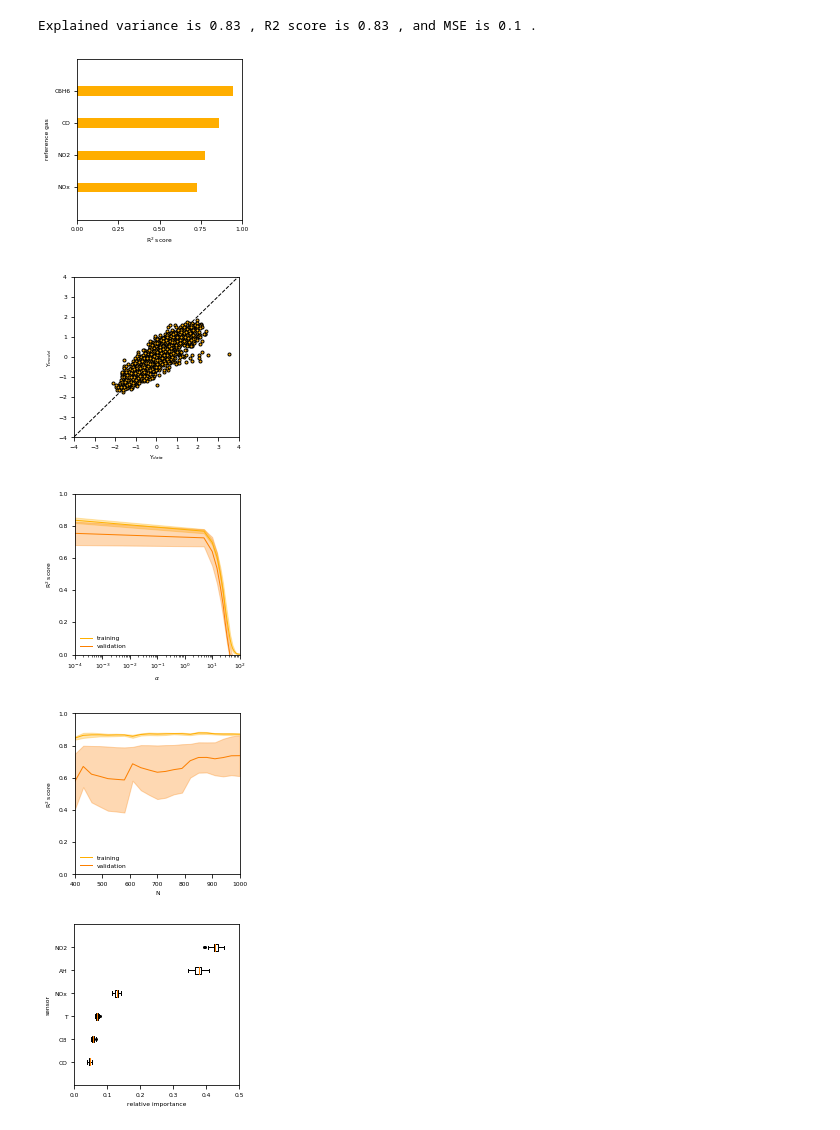
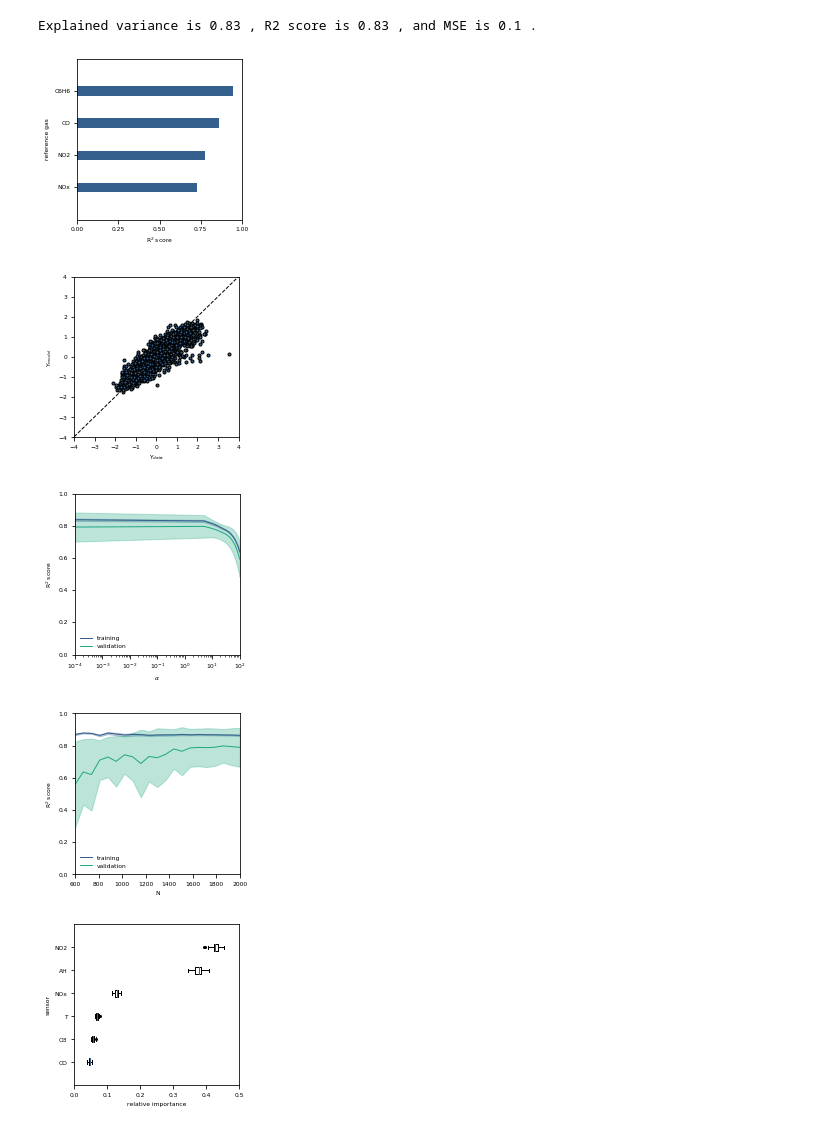
Before and after one commit to gtancev/Chemical-Sensor-Data, a Jupyter notebook: NN_sklearn/main_NN.ipynb, the cells around one changed output. Drawn from its saved outputs; the diff is of its cells as text; code cells hidden in the pictures.

```diff
--- a/NN_sklearn/main_NN.ipynb
+++ b/NN_sklearn/main_NN.ipynb
@@ -155,6 +155,7 @@ print("Training set consists of", X_train.shape[0], "samples. Test set contains"
 Training set consists of 1351 samples. Test set contains 1352 samples.
 # %%
 # Training phase.
+parameters = {"alpha": np.linspace(1e-2, 1e2, 50, dtype="float"), "hidden_layer_sizes": [(5), (10)]} # Define grid.
 clf2 = RandomizedSearchCV(model, parameters, n_iter=100, cv=5, scoring='neg_mean_squared_error', n_jobs=-1, random_state=0) # Run grid search.
 clf2.fit(X_train, Y_train) # Train/optimize regressor.
 model2 = clf2.best_estimator_ # Select best model.
@@ -179,7 +180,7 @@ labels = [item[:-4] for item in Y.columns]
 # Plot the Feature Importances of the Forest.
 fig = plt.figure(figsize=(2.95,2.95))
 fig.tight_layout()
-plt.barh(range(len(r2_)), r2_[r2_.argsort()], color=plt.cm.Wistia(160), ecolor=plt.cm.Wistia(160),
+plt.barh(range(len(r2_)), r2_[r2_.argsort()], color=plt.cm.viridis(0.3), ecolor=plt.cm.viridis(0.3),
          height=0.3, xerr=None, align="center", alpha=1.0)
 plt.yticks(range(len(r2_)), np.array(labels)[r2_.argsort()],rotation=0)
 plt.xticks((0,0.25,0.5,0.75,1.0))
@@ -190,7 +191,7 @@ plt.ylabel("reference gas")
 plt.savefig('./figures/R2',dpi=900,transparent=True,orientation='landscape',bbox_inches='tight')
 plt.show()
 # %% [output]
-[figure, old version]
+[figure, new version]
 # %%
 # Prediction plot.
 fig = plt.figure(figsize=(2.95,2.95))
@@ -201,16 +202,16 @@ ax.set_ylabel(r"Y$_{model}$")
 ax.set_xlim(-4.0, 4.0)
 ax.set_ylim(-4.0, 4.0)
 ax.plot([-10,10],[-10,10], "--k")
-ax.plot(Y_test.values, Y_predict, color=plt.cm.Wistia(160), marker=".", alpha=1.0, mec='k', linestyle="")
+ax.plot(Y_test.values, Y_predict, color=plt.cm.viridis(0.3), marker=".", alpha=1.0, mec='k', linestyle="")
 plt.savefig('./figures/congruency',dpi=900,transparent=True,orientation='landscape',bbox_inches='tight')
 plt.show()
 # %% [output]
-[figure, old version]
+[figure, new version]
 # %%
 # Compute validation curve.
 param_range = np.linspace(1e-4, 1e2, 21, dtype="float")
 train_scores, test_scores = validation_curve(model2, X, Y,
-                                             "alpha", param_range, cv=3,
+                                             "alpha", param_range, cv=10,
                                              scoring="r2", verbose=0, n_jobs=-1)
 
 # Plot validation curve.
@@ -226,43 +227,43 @@ ax.set_xlabel(r"$\alpha$")
 ax.set_ylabel("R$^2$ score")
 ax.set_ylim(0.0, 1.0)
 ax.set_xlim(param_range[0], param_range[-1])
-plt.semilogx(param_range, train_scores_mean, label="training",color=plt.cm.Wistia(155))
-plt.fill_between(param_range, train_scores_mean - train_scores_std,train_scores_mean + train_scores_std, alpha=0.3,color=plt.cm.Wistia(155))
-plt.semilogx(param_range, test_scores_mean, label="validation",color=plt.cm.Wistia(255))
-plt.fill_between(param_range, test_scores_mean - test_scores_std,test_scores_mean + test_scores_std, alpha=0.3,color=plt.cm.Wistia(255))
+plt.semilogx(param_range, train_scores_mean, label="training",color=plt.cm.viridis(0.3))
+plt.fill_between(param_range, train_scores_mean - train_scores_std,train_scores_mean + train_scores_std, alpha=0.3,color=plt.cm.viridis(0.3))
+plt.semilogx(param_range, test_scores_mean, label="validation",color=plt.cm.viridis(0.6))
+plt.fill_between(param_range, test_scores_mean - test_scores_std,test_scores_mean + test_scores_std, alpha=0.3,color=plt.cm.viridis(0.6))
 plt.legend(frameon=False, loc=3)
 plt.savefig('./figures/validation_curve',dpi=900,transparent=True,orientation='landscape',bbox_inches='tight')
 plt.show()
 # %% [output]
-[figure, old version]
+[figure, new version]
 # %%
 # Compute training curve.
 train_sizes, train_scores, test_scores = learning_curve(model2, X, Y,
-                                                        train_sizes=np.linspace(400, 1000, 21, dtype="int"),
-                                                        scoring="r2", cv=3, verbose=0, n_jobs=-1)
+                                                        train_sizes=np.linspace(600, 2000, 21, dtype="int"),
+                                                        scoring="r2", cv=10, verbose=0, n_jobs=-1)
 
 # Plot training curve.
 train_scores_mean = np.mean(train_scores, axis=1)
 train_scores_std = np.std(train_scores, axis=1)
 test_scores_mean = np.mean(test_scores, axis=1)
 test_scores_std = np.std(test_scores, axis=1)
 
 fig = plt.figure(figsize=(2.95,2.95))
 fig.tight_layout()
 ax = fig.add_subplot(111)
 ax.set_xlabel(r"N")
 ax.set_ylabel("R$^2$ score")
 ax.set_ylim(0.0, 1.0)
 ax.set_xlim(train_sizes[0], train_sizes[-1])
-plt.plot(train_sizes, train_scores_mean, label="training",color=plt.cm.Wistia(160))
-plt.fill_between(train_sizes, train_scores_mean - train_scores_std,train_scores_mean + train_scores_std, alpha=0.3,color=plt.cm.Wistia(160))
-plt.plot(train_sizes, test_scores_mean, label="validation",color=plt.cm.Wistia(255))
-plt.fill_between(train_sizes, test_scores_mean - test_scores_std,test_scores_mean + test_scores_std, alpha=0.3,color=plt.cm.Wistia(255))
+plt.plot(train_sizes, train_scores_mean, label="training",color=plt.cm.viridis(0.3))
+plt.fill_between(train_sizes, train_scores_mean - train_scores_std,train_scores_mean + train_scores_std, alpha=0.3,color=plt.cm.viridis(0.3))
+plt.plot(train_sizes, test_scores_mean, label="validation",color=plt.cm.viridis(0.6))
+plt.fill_between(train_sizes, test_scores_mean - test_scores_std,test_scores_mean + test_scores_std, alpha=0.3,color=plt.cm.viridis(0.6))
 plt.legend(frameon=False, loc=3)
 plt.savefig('./figures/training_curve',dpi=900,transparent=True,orientation='landscape',bbox_inches='tight')
 plt.show()
 # %% [output]
-[figure, old version]
+[figure, new version]
 # %%
 # Permutation importance plot.
 importance = permutation_importance(model2, X_train, Y_train, n_repeats=100, scoring="r2", random_state=0) # Compute.
```
Also changed, not shown: parts of 4 cells of this notebook.
